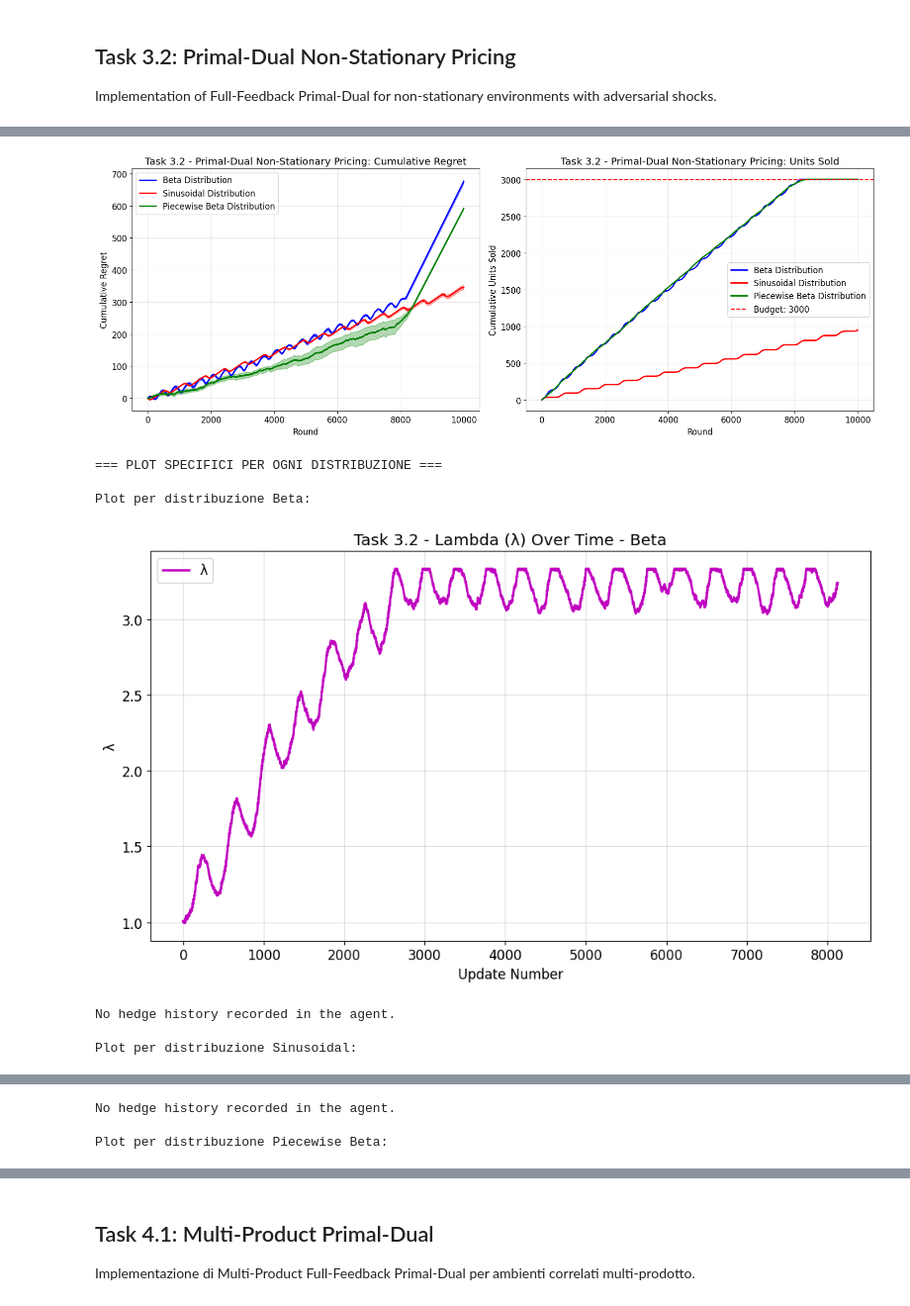
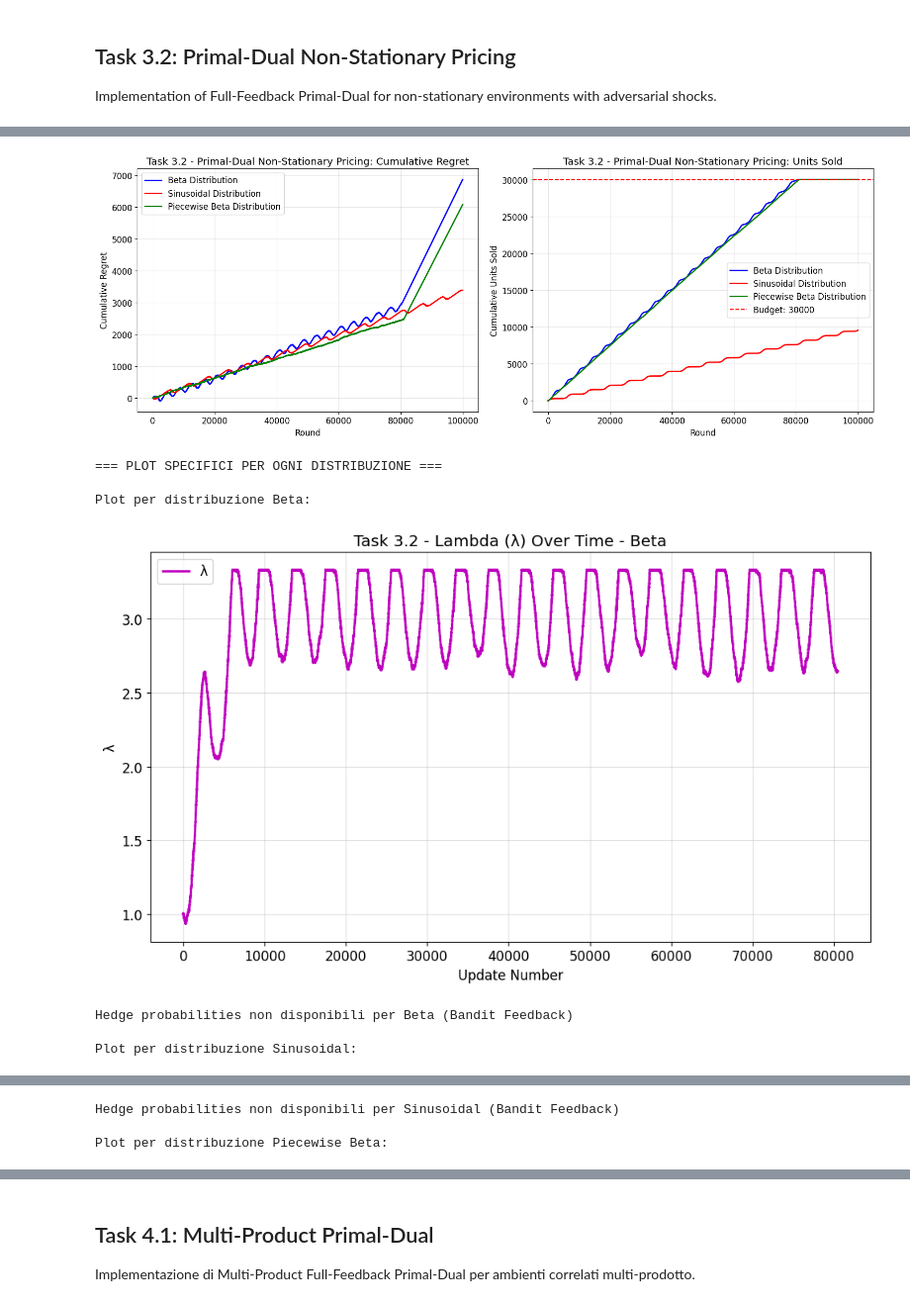
Before and after one commit to aceci0127/Online-Learning-Application-Group-Project, a Jupyter notebook: notebook.ipynb, the cells around one changed output, grey strips where cells are left out. Shown at 99% size. Drawn from its saved outputs; the diff is of its cells as text; code cells hidden in the pictures.

```diff
--- a/notebook.ipynb
+++ b/notebook.ipynb
@@ -510,10 +527,10 @@ class Task3_2_Runner(StandardExperimentRunner):
 price_grid = create_default_prices()
 config = ExperimentConfig(
     task_name="Task 3.2 - Primal-Dual Non-Stationary Pricing",
-    horizon=10_000,
-    n_trials=3,
+    horizon=100_000,
+    n_trials=1,
     seed=17,
-    budget=3_000,
+    budget=30_000,
     prices=price_grid,
     distribution=[Distribution.BETA, Distribution.UNIFORM_SINUSOIDAL, Distribution.PIECEWISE_BETA]
 )
@@ -562,11 +579,11 @@ Optimal distribution (gamma): [0.         0.         0.         0.         0.
  0.         0.         0.         0.        ]
 Expected cost: 0.3000
 Esperimento Piecewise Beta completato
-[figure, old version]
+[figure, new version]
 === PLOT SPECIFICI PER OGNI DISTRIBUZIONE ===
 
 Plot per distribuzione Beta:
-[figure, old version]
+[figure, new version]
-No hedge history recorded in the agent.
+Hedge probabilities non disponibili per Beta (Bandit Feedback)
 
 Plot per distribuzione Sinusoidal:
@@ -574,3 +591,3 @@ Plot per distribuzione Sinusoidal:
-No hedge history recorded in the agent.
+Hedge probabilities non disponibili per Sinusoidal (Bandit Feedback)
 
 Plot per distribuzione Piecewise Beta:
```
Also changed, not shown: parts of 8 cells of this notebook, 4 other files.
